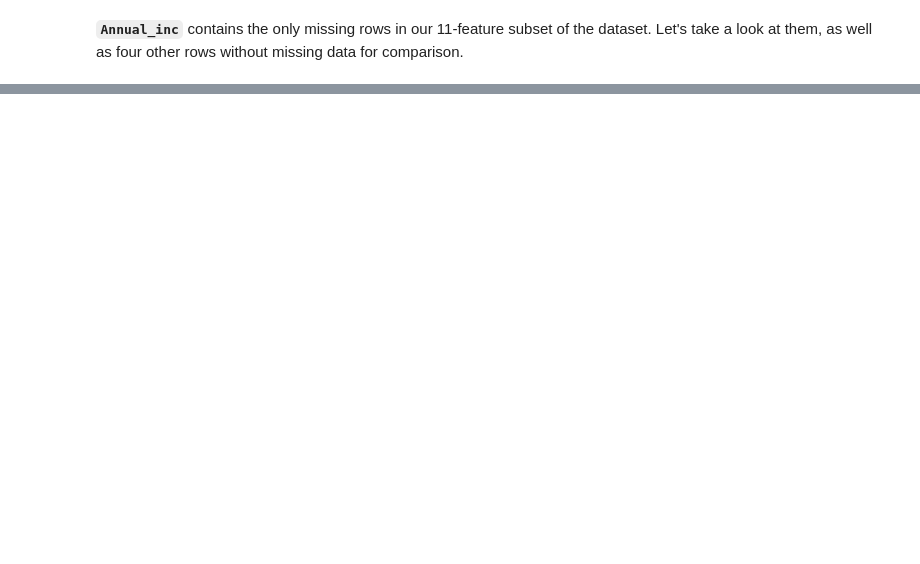
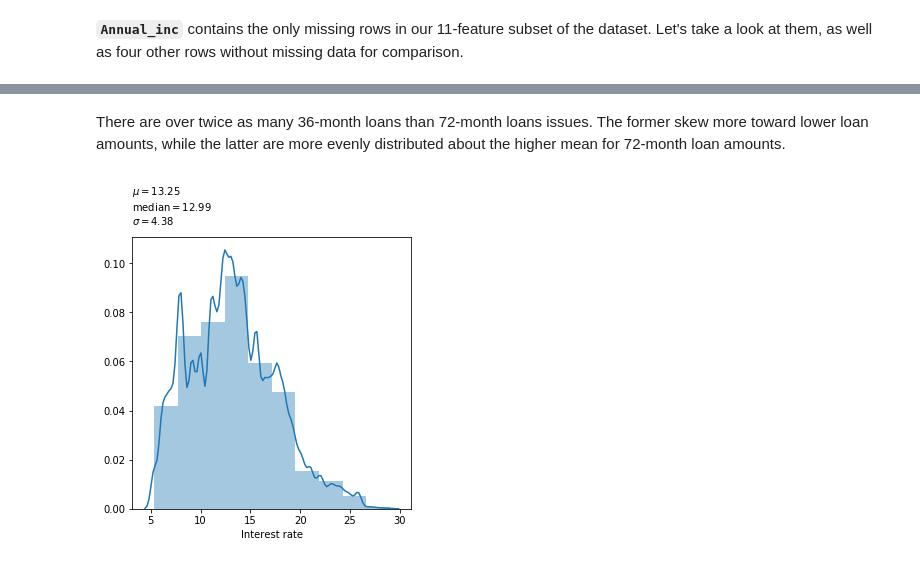
Before and after one commit to ryanpeabody/bx-data-science, a Jupyter notebook: lending-club-analysis.ipynb, the cells around one changed output, grey strips where cells are left out. Cells and saved outputs as stored; diff of their text form; code cells hidden in the pictures; blank space fills up the shorter version.

```diff
--- a/lending-club-analysis.ipynb
+++ b/lending-club-analysis.ipynb
@@ -108,0 +250,9 @@ There is
+# %% [markdown]
+There are over twice as many 36-month loans than 72-month loans issues. The former skew more toward lower loan amounts, while the latter are more evenly distributed about the higher mean for 72-month loan amounts.
+# %%
+fig = plt.figure(figsize = (5, 5))
+ax = fig.add_subplot(1, 1, 1)
+x = df['int_rate']
+plot(x, ax, 'Interest rate')
+# %% [output]
+[figure, added]
```
Also changed, not shown: parts of 52 cells of this notebook, 2 other files.
